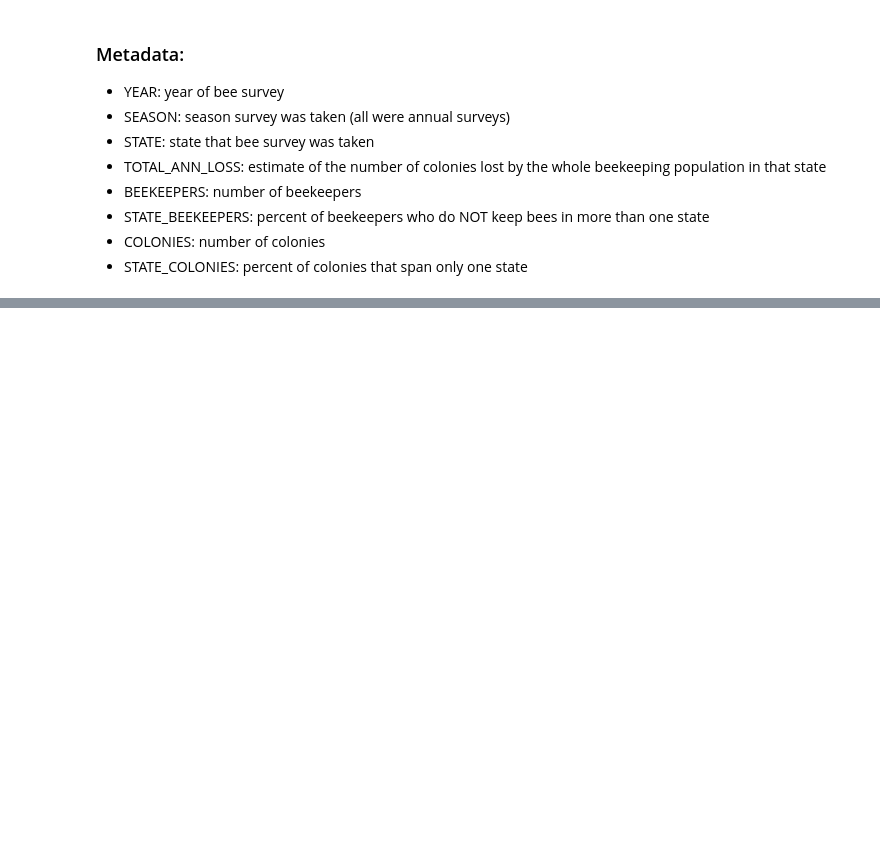
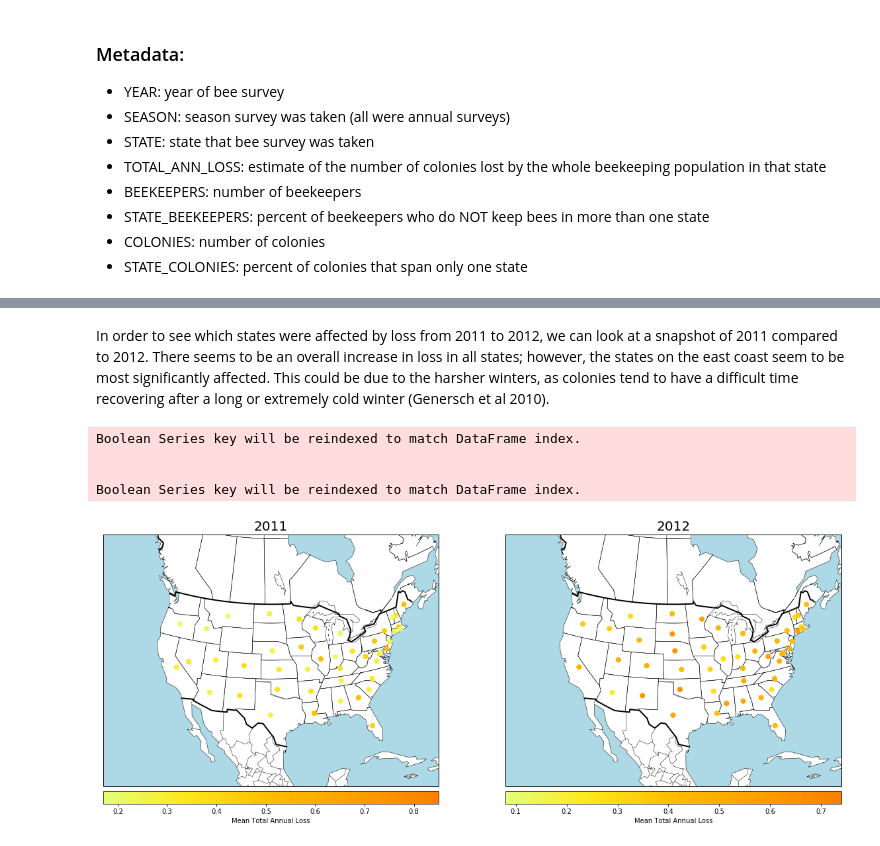
Before and after one commit to HannahHChu/thinkful, a Jupyter notebook: Unit_4/Capstone_Bee_loss.ipynb, the cells around one changed output, grey strips where cells are left out. Saved outputs shown, nothing was run; the diff lists cells and outputs as text; code cells hidden in the pictures; blank space fills up the shorter version.

```diff
--- a/Unit_4/Capstone_Bee_loss.ipynb
+++ b/Unit_4/Capstone_Bee_loss.ipynb
@@ -28,6 +30,7 @@ ModuleNotFoundError: No module named 'mpl_toolkits.basemap'
 # %%
 #import dataset
 df=pd.read_csv('Bee_Colony_Loss.csv')
+maps=pd.read_csv('statelatlong.csv')
 # %% [markdown]
 ### Metadata:
    - YEAR: year of bee survey
@@ -161,0 +161,55 @@ AttributeError: 'list' object has no attribute 'split'
+# %% [markdown]
+In order to see which states were affected by loss from 2011 to 2012, we can look at a snapshot of 2011 compared to 2012. There seems to be an overall increase in loss in all states; however, the states on the east coast seem to be most significantly affected. This could be due to the harsher winters, as colonies tend to have a difficult time recovering after a long or extremely cold winter (Genersch et al 2010).
+# %%
+from __future__ import (absolute_import, division, print_function)
+
+#DF with only data from 2010 -- sorted alphabetically
+new_df=pd.merge(df, maps, on='STATE')
+_2011=new_df[['STATE', 'TOTAL_ANN_LOSS','YEAR','Longitude','Latitude']].dropna().sort_values(by='STATE')
+_2011=_2011[new_df.YEAR == 2011]
+
+#DF with only data from 2016 -- sorted alphabetically
+new_df=pd.merge(df, maps, on='STATE')
+_2012=new_df[['STATE', 'TOTAL_ANN_LOSS','YEAR','Longitude','Latitude']].dropna().sort_values(by='STATE')
+_2012=_2012[new_df.YEAR == 2012]
+
+##convert lon and lat to values
+lon=_2011['Longitude'].values
+lat=_2011['Latitude'].values
+lo=_2011['TOTAL_ANN_LOSS'].values
+lon2=_2012['Longitude'].values
+lat2=_2012['Latitude'].values
+lo2=_2012['TOTAL_ANN_LOSS'].values
+
+#USA Map
+fig = plt.figure(figsize=(20, 15))
+
+ax = fig.add_subplot(121)
+ax.set_title("2011",fontsize=20)
+m = Basemap(width=6000000,height=4500000,resolution='c',projection='aea',lat_1=35.,lat_2=45,lon_0=-100,lat_0=40)
+m.drawcoastlines(linewidth=0.5)
+m.fillcontinents(color='white')
+m.drawmapboundary(fill_color='lightblue')
+m.drawcountries(linewidth=2, linestyle='solid')
+m.drawstates(linewidth=0.5, linestyle='solid')
+m.scatter(lon, lat, latlon=True, c=lo, s=50, cmap='Wistia', alpha=1, zorder=10)
+m.colorbar(location='bottom', label='Mean Total Annual Loss')
+
+ax = fig.add_subplot(122)
+ax.set_title("2012", fontsize=20)
+m = Basemap(width=6000000,height=4500000,resolution='c',projection='aea',lat_1=35.,lat_2=45,lon_0=-100,lat_0=40)
+m.drawcoastlines(linewidth=0.5)
+m.fillcontinents(color='white')
+m.drawmapboundary(fill_color='lightblue')
+m.drawcountries(linewidth=2, linestyle='solid')
+m.drawstates(linewidth=0.5, linestyle='solid')
+m.scatter(lon2, lat2, latlon=True, c=lo2, s=50, cmap='Wistia', alpha=1, zorder=10)
+m.colorbar(location='bottom', label='Mean Total Annual Loss')
+
+plt.show()
+# %% [output]
+Boolean Series key will be reindexed to match DataFrame index.
+
+
+Boolean Series key will be reindexed to match DataFrame index.
+[figure, added]
```
Also changed, not shown: parts of 17 cells of this notebook, 13 other files.
